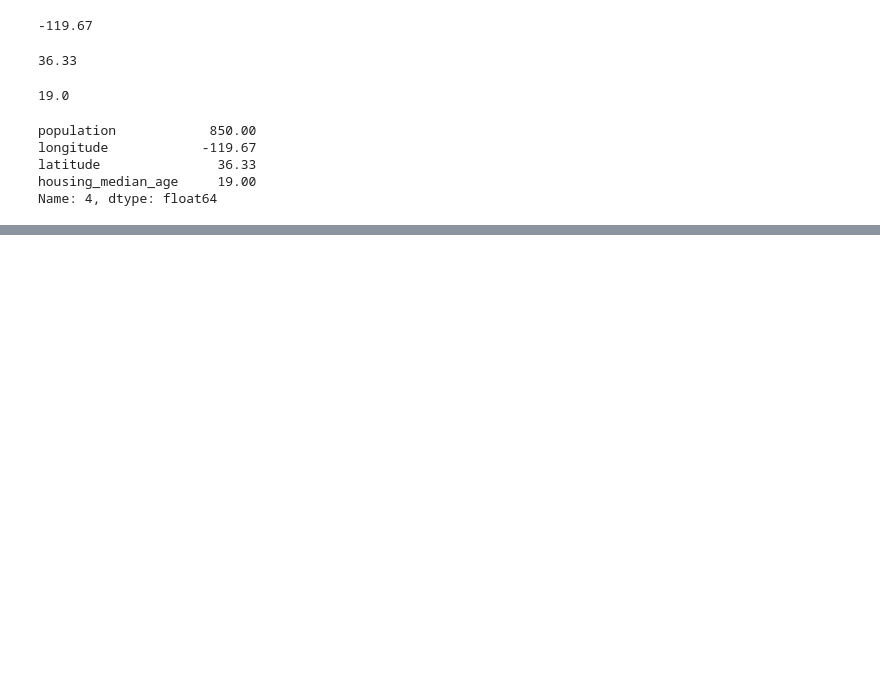
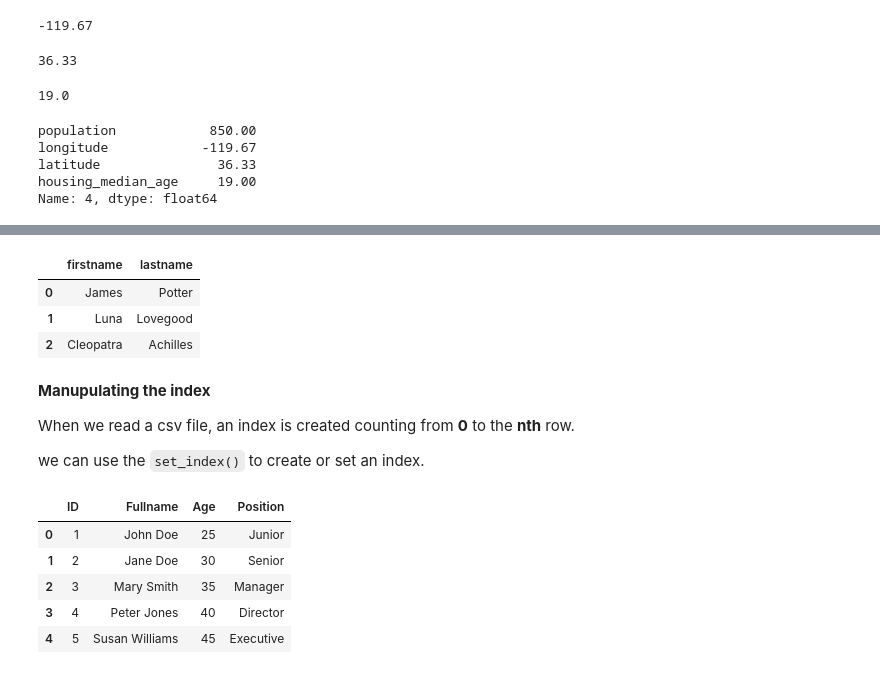
Before and after one commit to andazi/learning-pandas, a Jupyter notebook: learning_pandas.ipynb, the cells around one changed output, grey strips where cells are left out. Drawn from its saved outputs; the diff is of its cells as text; code cells hidden in the pictures; blank space fills up the shorter version.

```diff
--- a/learning_pandas.ipynb
+++ b/learning_pandas.ipynb
@@ -313,0 +444,29 @@ Name: 4, dtype: float64
+# %%
+first_name = pd.Series(['James', 'Luna', 'Cleopatra'])
+last_name = pd.Series(['Potter', 'Lovegood', 'Achilles'])
+
+cast = {'firstname' : first_name, 'lastname' : last_name}
+
+cast = pd.DataFrame(cast)
+cast
+# %% [output]
+|  | firstname | lastname |
+| 0 | James | Potter |
+| 1 | Luna | Lovegood |
+| 2 | Cleopatra | Achilles |
+# %% [markdown]
+**Manupulating the index**
+
+When we read a csv file, an index is created counting from **0** to the **nth** row.
+
+we can use the `set_index()` to create or set an index.
+# %%
+employees.head()
+# an index is inserted by default but we do not want it
+# %% [output]
+|  | ID | Fullname | Age | Position |
+| 0 | 1 | John Doe | 25 | Junior |
+| 1 | 2 | Jane Doe | 30 | Senior |
+| 2 | 3 | Mary Smith | 35 | Manager |
+| 3 | 4 | Peter Jones | 40 | Director |
+| 4 | 5 | Susan Williams | 45 | Executive |
```
Also changed, not shown: parts of 20 cells of this notebook.
